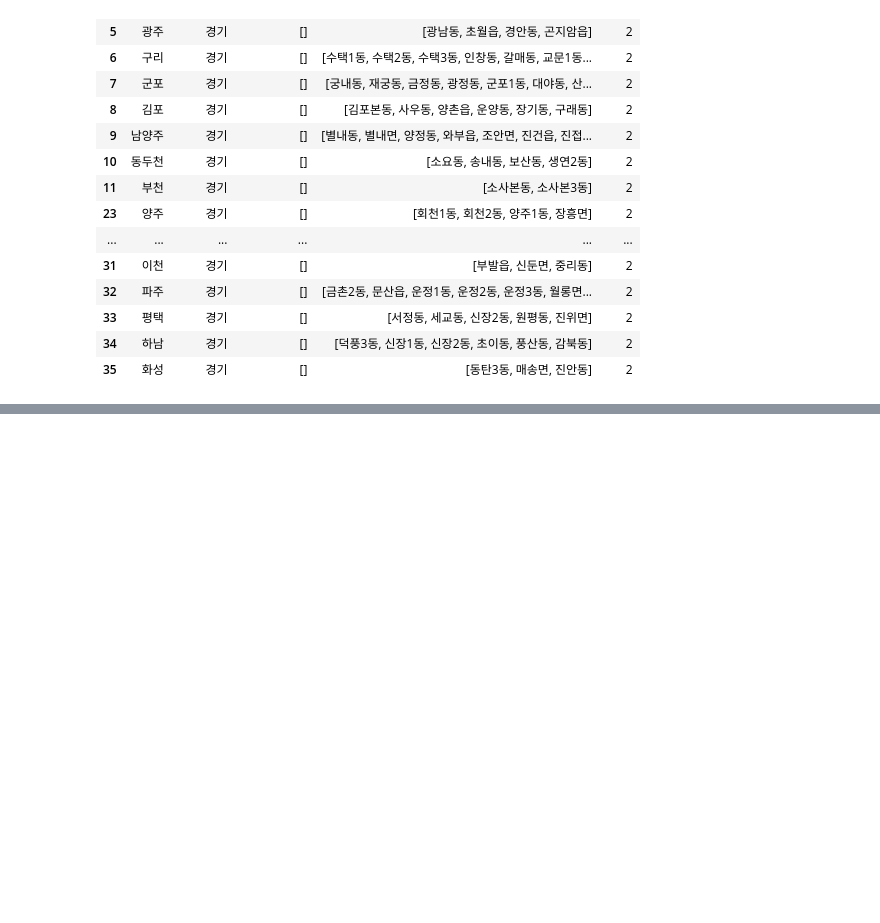
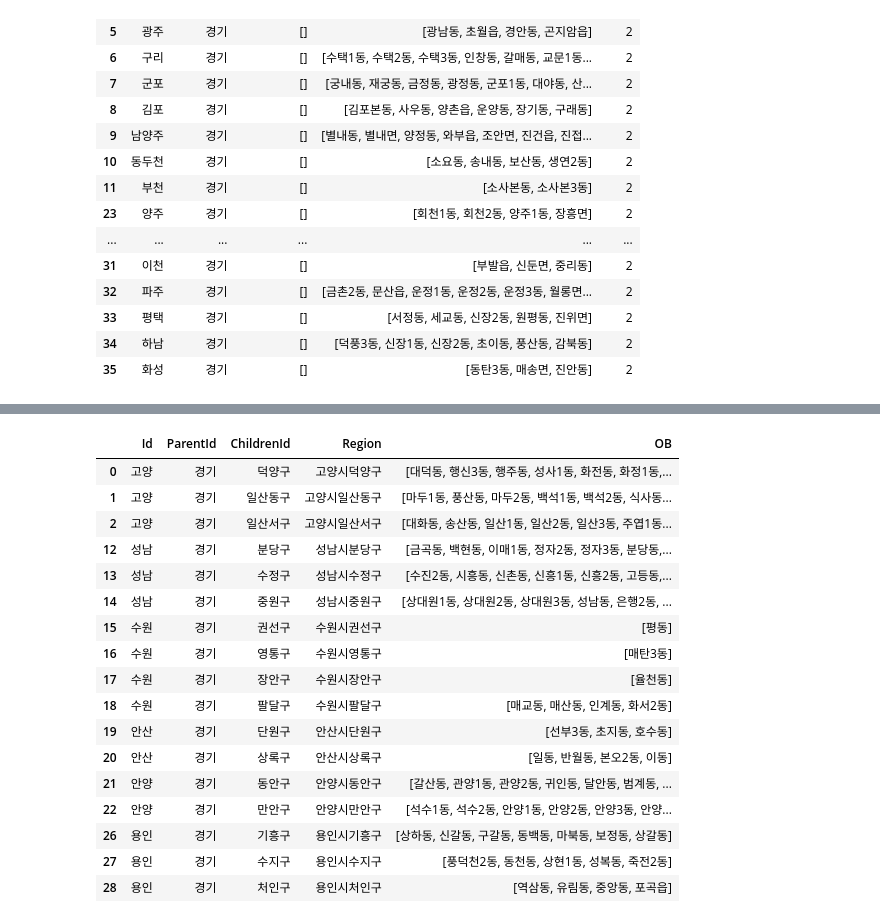
Before and after one commit to ksy52081/KnowledgeGraphSampleData, a Jupyter notebook: ClusterAnalysis.ipynb, the cells around one changed output, grey strips where cells are left out. Cells and saved outputs as stored; diff of their text form; code cells hidden in the pictures; blank space fills up the shorter version.

Commit message:
[NewFeature] child cluster 가 있는 cluster에 대한 데이터 가공

```diff
--- a/ClusterAnalysis.ipynb
+++ b/ClusterAnalysis.ipynb
@@ -249,0 +259,5 @@ gyeongi_df1_1
+# %%
+# gyeongi_df1_2는 children에 구 가 있는 경우
+# 여기서 gyeongi_df2 를 새로 나누어 구 레벨의 새 테이블 만든다.
+
+gyeongi_df3 = gyeongi_df1_2.copy()
@@ -249,0 +288,21 @@ gyeongi_df1_1
+# %%
+gyeongi_df3
+# %% [output]
+|  | Id | ParentId | ChildrenId | Region | OB |
+| 0 | 고양 | 경기 | 덕양구 | 고양시덕양구 | [대덕동, 행신3동, 행주동, 성사1동, 화전동, 화정1동,... |
+| 1 | 고양 | 경기 | 일산동구 | 고양시일산동구 | [마두1동, 풍산동, 마두2동, 백석1동, 백석2동, 식사동... |
+| 2 | 고양 | 경기 | 일산서구 | 고양시일산서구 | [대화동, 송산동, 일산1동, 일산2동, 일산3동, 주엽1동... |
+| 12 | 성남 | 경기 | 분당구 | 성남시분당구 | [금곡동, 백현동, 이매1동, 정자2동, 정자3동, 분당동,... |
+| 13 | 성남 | 경기 | 수정구 | 성남시수정구 | [수진2동, 시흥동, 신촌동, 신흥1동, 신흥2동, 고등동,... |
+| 14 | 성남 | 경기 | 중원구 | 성남시중원구 | [상대원1동, 상대원2동, 상대원3동, 성남동, 은행2동, ... |
+| 15 | 수원 | 경기 | 권선구 | 수원시권선구 | [평동] |
+| 16 | 수원 | 경기 | 영통구 | 수원시영통구 | [매탄3동] |
+| 17 | 수원 | 경기 | 장안구 | 수원시장안구 | [율천동] |
+| 18 | 수원 | 경기 | 팔달구 | 수원시팔달구 | [매교동, 매산동, 인계동, 화서2동] |
+| 19 | 안산 | 경기 | 단원구 | 안산시단원구 | [선부3동, 초지동, 호수동] |
+| 20 | 안산 | 경기 | 상록구 | 안산시상록구 | [일동, 반월동, 본오2동, 이동] |
+| 21 | 안양 | 경기 | 동안구 | 안양시동안구 | [갈산동, 관양1동, 관양2동, 귀인동, 달안동, 범계동, ... |
+| 22 | 안양 | 경기 | 만안구 | 안양시만안구 | [석수1동, 석수2동, 안양1동, 안양2동, 안양3동, 안양... |
+| 26 | 용인 | 경기 | 기흥구 | 용인시기흥구 | [상하동, 신갈동, 구갈동, 동백동, 마북동, 보정동, 상갈동] |
+| 27 | 용인 | 경기 | 수지구 | 용인시수지구 | [풍덕천2동, 동천동, 상현1동, 성복동, 죽전2동] |
+| 28 | 용인 | 경기 | 처인구 | 용인시처인구 | [역삼동, 유림동, 중앙동, 포곡읍] |
```
Also changed, not shown: parts of 6 cells of this notebook.
